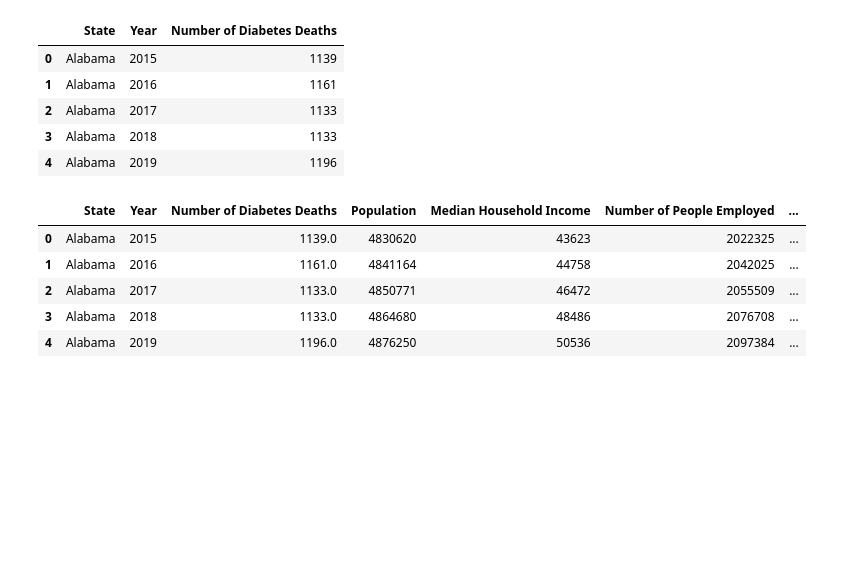
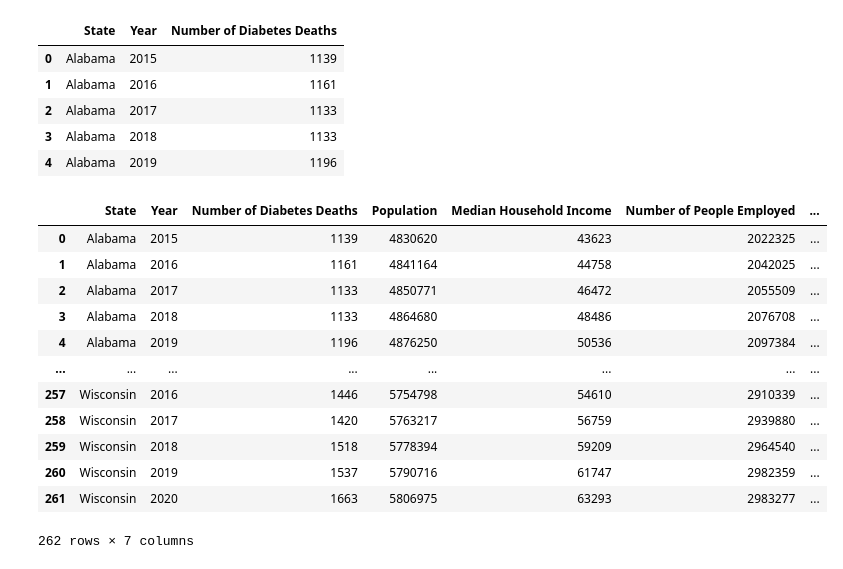
Before and after one commit to isabelmwork/Project1_Diabetes, a Jupyter notebook: Diabetes_Analysis.ipynb, the cells around one changed output. Drawn from its saved outputs; the diff is of its cells as text; code cells hidden in the pictures; blank space fills up the shorter version.

```diff
--- a/Diabetes_Analysis.ipynb
+++ b/Diabetes_Analysis.ipynb
@@ -243,12 +245,20 @@ weekly_diabetes_deaths.head()
 | 3 | Alabama | 2018 | 1133 |
 | 4 | Alabama | 2019 | 1196 |
 # %%
-weekly_deaths_and_census = pd.merge(weekly_diabetes_deaths, census_df, how = 'outer', left_on = ['State', 'Year'], right_on = ['State', 'Year'])
-weekly_deaths_and_census.head()
+#merge weekly deaths data and census data by "State" and "Year"
+weekly_deaths_and_census = pd.merge(weekly_diabetes_deaths, census_df, how = 'inner', left_on = ['State', 'Year'], right_on = ['State', 'Year'])
+weekly_deaths_and_census
 # %% [output]
 |  | State | Year | Number of Diabetes Deaths | Population | Median Household Income | Number of People Employed | ... |
-| 0 | Alabama | 2015 | 1139.0 | 4830620 | 43623 | 2022325 | ... |
-| 1 | Alabama | 2016 | 1161.0 | 4841164 | 44758 | 2042025 | ... |
-| 2 | Alabama | 2017 | 1133.0 | 4850771 | 46472 | 2055509 | ... |
-| 3 | Alabama | 2018 | 1133.0 | 4864680 | 48486 | 2076708 | ... |
-| 4 | Alabama | 2019 | 1196.0 | 4876250 | 50536 | 2097384 | ... |
+| 0 | Alabama | 2015 | 1139 | 4830620 | 43623 | 2022325 | ... |
+| 1 | Alabama | 2016 | 1161 | 4841164 | 44758 | 2042025 | ... |
+| 2 | Alabama | 2017 | 1133 | 4850771 | 46472 | 2055509 | ... |
+| 3 | Alabama | 2018 | 1133 | 4864680 | 48486 | 2076708 | ... |
+| 4 | Alabama | 2019 | 1196 | 4876250 | 50536 | 2097384 | ... |
+| ... | ... | ... | ... | ... | ... | ... | ... |
+| 257 | Wisconsin | 2016 | 1446 | 5754798 | 54610 | 2910339 | ... |
+| 258 | Wisconsin | 2017 | 1420 | 5763217 | 56759 | 2939880 | ... |
+| 259 | Wisconsin | 2018 | 1518 | 5778394 | 59209 | 2964540 | ... |
+| 260 | Wisconsin | 2019 | 1537 | 5790716 | 61747 | 2982359 | ... |
+| 261 | Wisconsin | 2020 | 1663 | 5806975 | 63293 | 2983277 | ... |
+262 rows × 7 columns
```
Also changed, not shown: parts of 12 cells of this notebook.
